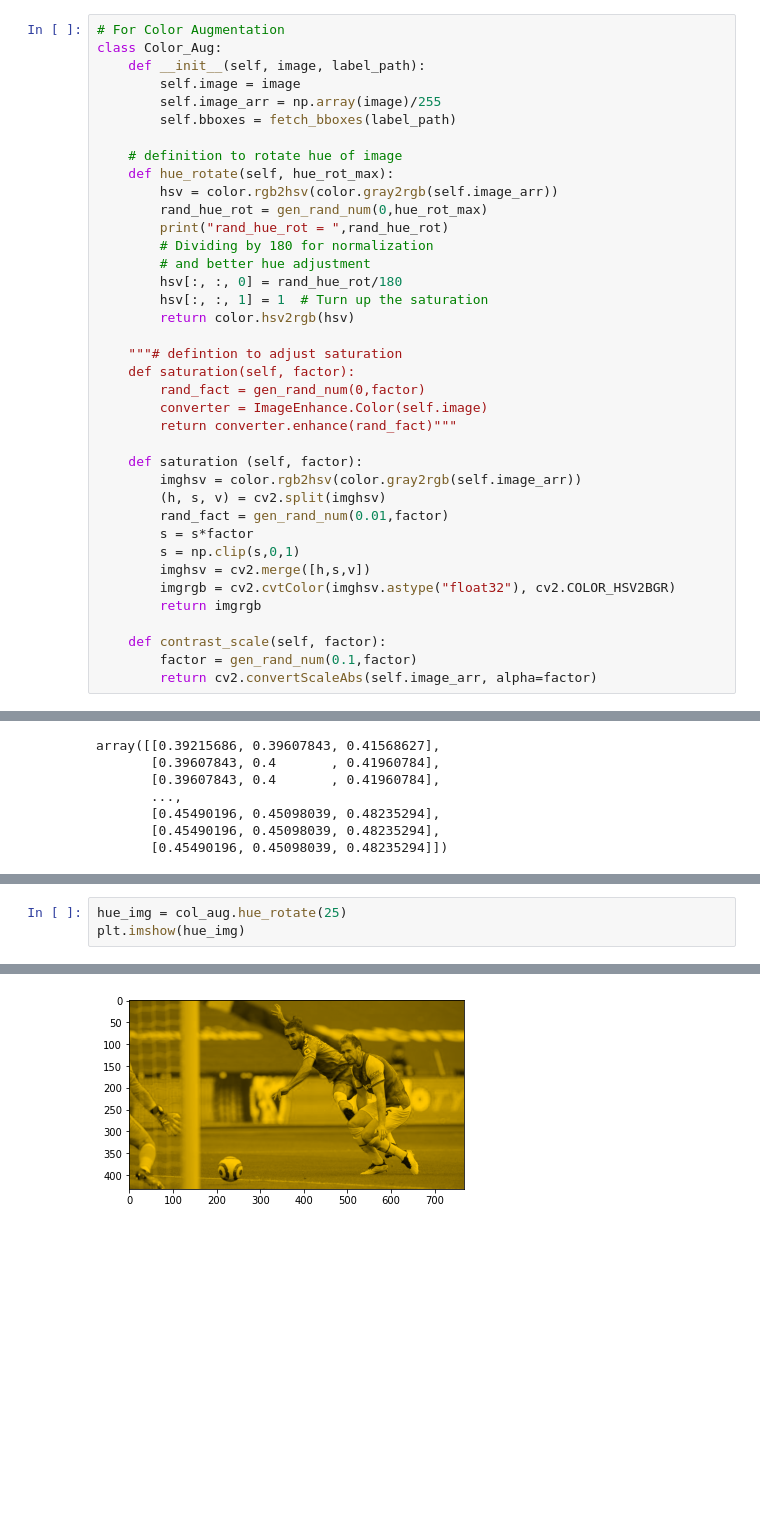
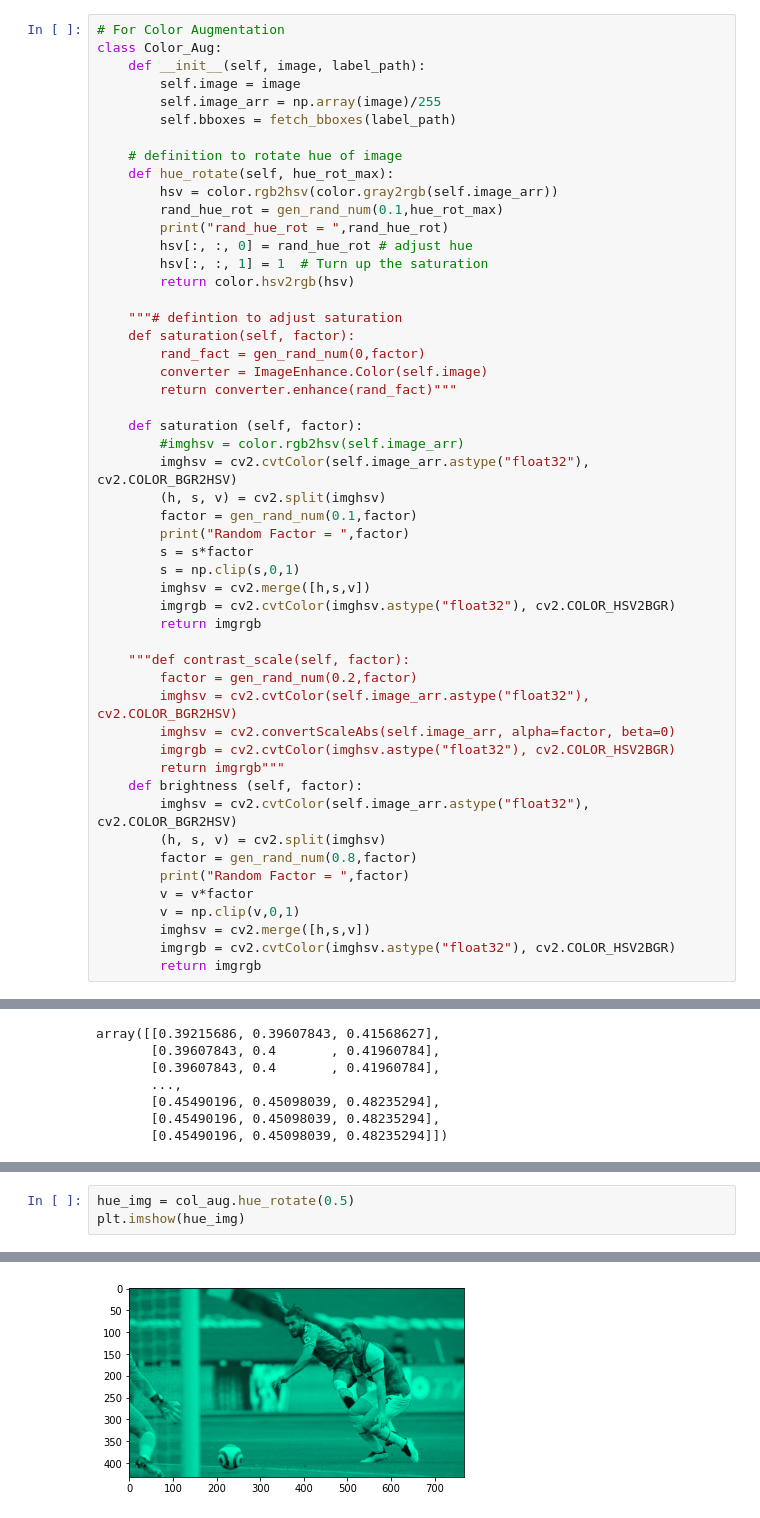
Before and after one commit to hackassin/PyTorch-For-Kiiti-Object-Detection, a Jupyter notebook: data_aug_preprocess.ipynb, the cells around one changed output, grey strips where cells are left out. Saved outputs shown, nothing was run; the diff lists cells and outputs as text; blank space fills up the shorter version.

Commit message:
Modified color-aug methods

```diff
--- a/data_aug_preprocess.ipynb
+++ b/data_aug_preprocess.ipynb
@@ -113,11 +113,9 @@ class Color_Aug:
     # definition to rotate hue of image
     def hue_rotate(self, hue_rot_max):
         hsv = color.rgb2hsv(color.gray2rgb(self.image_arr))
-        rand_hue_rot = gen_rand_num(0,hue_rot_max)
+        rand_hue_rot = gen_rand_num(0.1,hue_rot_max)
         print("rand_hue_rot = ",rand_hue_rot)
-        # Dividing by 180 for normalization
-        # and better hue adjustment
-        hsv[:, :, 0] = rand_hue_rot/180
+        hsv[:, :, 0] = rand_hue_rot # adjust hue
         hsv[:, :, 1] = 1  # Turn up the saturation
         return color.hsv2rgb(hsv)
 
@@ -128,18 +126,33 @@ class Color_Aug:
         return converter.enhance(rand_fact)"""
 
     def saturation (self, factor):
-        imghsv = color.rgb2hsv(color.gray2rgb(self.image_arr))
+        #imghsv = color.rgb2hsv(self.image_arr)
+        imghsv = cv2.cvtColor(self.image_arr.astype("float32"), cv2.COLOR_BGR2HSV)
         (h, s, v) = cv2.split(imghsv)
-        rand_fact = gen_rand_num(0.01,factor)
+        factor = gen_rand_num(0.1,factor)
+        print("Random Factor = ",factor)
         s = s*factor
         s = np.clip(s,0,1)
         imghsv = cv2.merge([h,s,v])
         imgrgb = cv2.cvtColor(imghsv.astype("float32"), cv2.COLOR_HSV2BGR)
         return imgrgb
 
-    def contrast_scale(self, factor):
-        factor = gen_rand_num(0.1,factor)
-        return cv2.convertScaleAbs(self.image_arr, alpha=factor)
+    """def contrast_scale(self, factor):
+        factor = gen_rand_num(0.2,factor)
+        imghsv = cv2.cvtColor(self.image_arr.astype("float32"), cv2.COLOR_BGR2HSV)
+        imghsv = cv2.convertScaleAbs(self.image_arr, alpha=factor, beta=0)
+        imgrgb = cv2.cvtColor(imghsv.astype("float32"), cv2.COLOR_HSV2BGR)
+        return imgrgb"""
+    def brightness (self, factor):
+        imghsv = cv2.cvtColor(self.image_arr.astype("float32"), cv2.COLOR_BGR2HSV)
+        (h, s, v) = cv2.split(imghsv)
+        factor = gen_rand_num(0.8,factor)
+        print("Random Factor = ",factor)
+        v = v*factor
+        v = np.clip(v,0,1)
+        imghsv = cv2.merge([h,s,v])
+        imgrgb = cv2.cvtColor(imghsv.astype("float32"), cv2.COLOR_HSV2BGR)
+        return imgrgb
 # %%
 # Test code to fetch bounding boxes and image
 from PIL import Image
@@ -297,4 +314,4 @@ array([[0.39215686, 0.39607843, 0.41568627],
 # %%
-hue_img = col_aug.hue_rotate(25)
+hue_img = col_aug.hue_rotate(0.5)
 plt.imshow(hue_img)
 # %% [output]
@@ -302,5 +319,5 @@ rand_hue_rot =  23.5117328005229
 <matplotlib.image.AxesImage at 0x...>
-[figure, old version]
+[figure, new version]
 # %%
 np.array(hue_img)[0]
 # %% [output]
```
Also changed, not shown: parts of 11 cells of this notebook.
